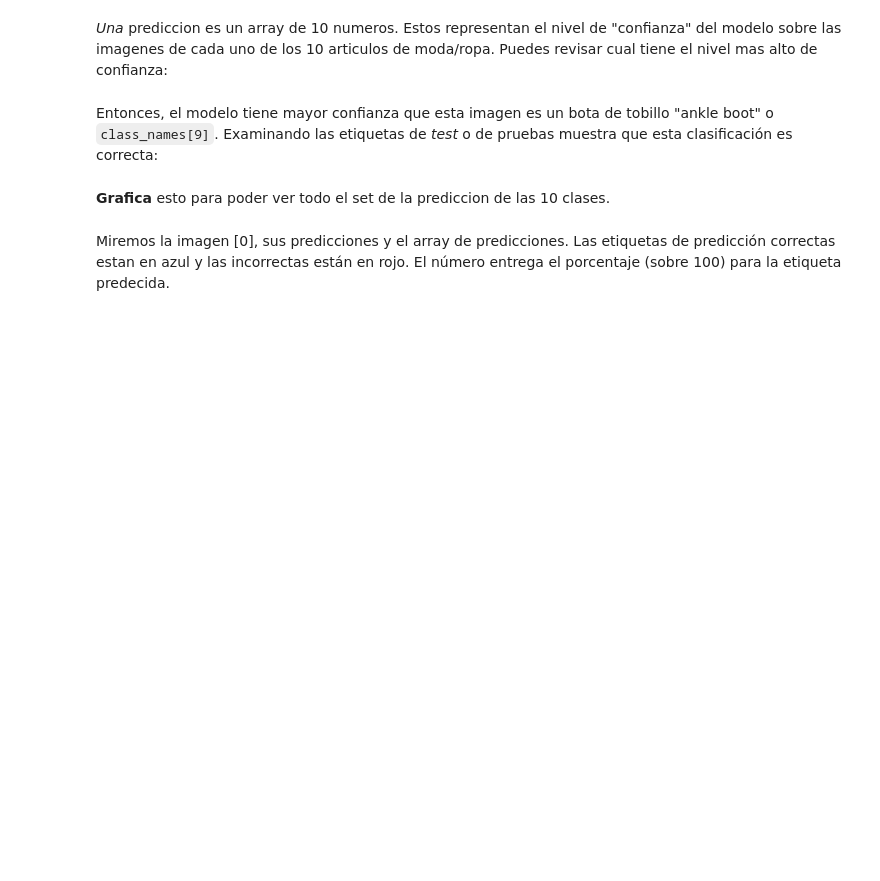
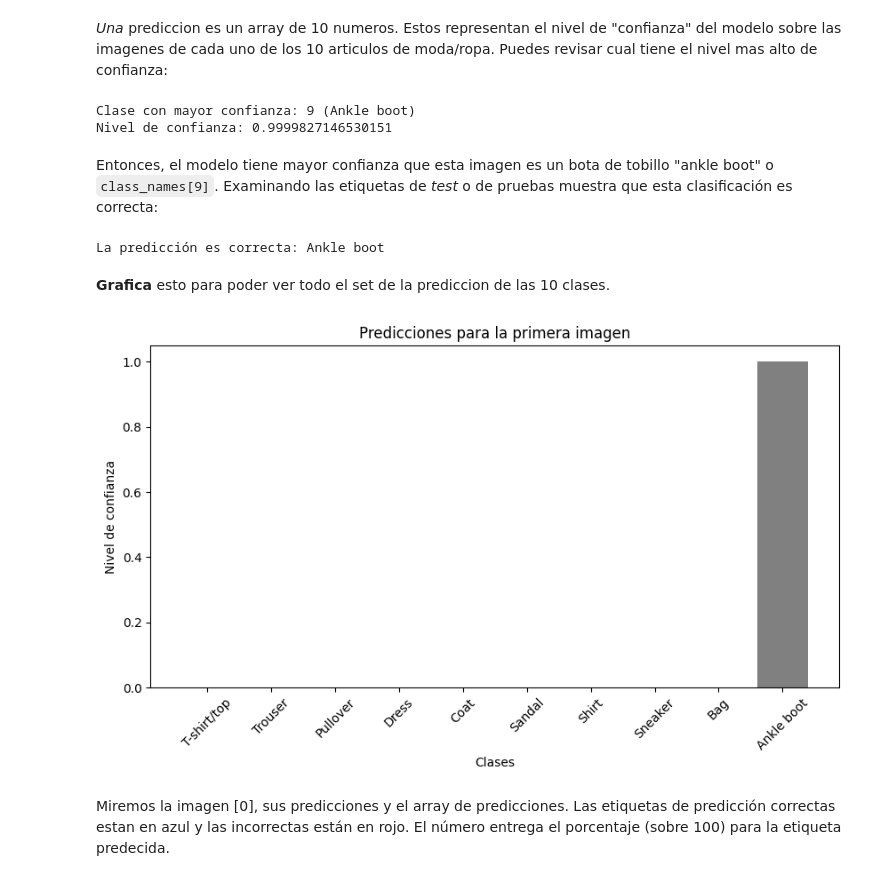
Before and after one commit to NaiSaratxaga/2503_dsft_thebridge_naiara, a Jupyter notebook: 3-Machine_Learning/3-Deep_Learning/1-Intro Deep Learning/ejercicios/Deep Learning classification.ipynb, the cells around one changed output. Saved outputs shown, nothing was run; the diff lists cells and outputs as text; code cells hidden in the pictures; blank space fills up the shorter version.

```diff
--- a/3-Machine_Learning/3-Deep_Learning/1-Intro Deep Learning/ejercicios/Deep Learning classification.ipynb
+++ b/3-Machine_Learning/3-Deep_Learning/1-Intro Deep Learning/ejercicios/Deep Learning classification.ipynb
@@ -201,3 +208,6 @@ Como es un problema de clasificación multiclase, tendrás que usar `sparse_cate
 # %% [markdown]
 ## Entrenar el Modelo
 Empieza entrenándolo con 10 epochs. Prueba con más
+# %%
+# Entrenar el modelo
+history = model.fit(X_train, y_train, epochs=10, validation_data=(X_test, y_test))
@@ -203,0 +235,3 @@ Empieza entrenándolo con 10 epochs. Prueba con más
+# %%
+# Entrenar el modelo
+history = model.fit(X_train, y_train, epochs=20, validation_data=(X_test, y_test))
@@ -203,0 +256,3 @@ Empieza entrenándolo con 10 epochs. Prueba con más
+# %%
+# Entrenar el modelo
+history = model.fit(X_train, y_train, epochs=30, validation_data=(X_test, y_test))
@@ -208,3 +289,10 @@ Prueba el rendimiento del modelo con los datos de test
 ## Hacer predicciones
 
 Con el modelo entrenado puedes usarlo para hacer predicciones sobre imagenes.
+# %%
+# Hacer predicciones sobre el conjunto de test
+predictions = model.predict(X_test)
+
+# Mostrar la predicción para la primera imagen
+print(f"Predicción para la primera imagen: {predictions[0]}")
+print(f"Clase predicha: {np.argmax(predictions[0])} ({class_names[np.argmax(predictions[0])]})")
@@ -213,8 +318,38 @@ El modelo ha predecido la etiqueta para cada imagen en el set de datos de *test*
 # %% [markdown]
 *Una* prediccion es un array de 10 numeros. Estos representan el nivel de "confianza" del modelo sobre las imagenes de cada uno de los 10 articulos de moda/ropa. Puedes revisar cual tiene el nivel mas alto de confianza:
+# %%
+# Obtener la predicción con el nivel más alto de confianza para la primera imagen
+prediccion_maxima = np.argmax(predictions[0])
+print(f"Clase con mayor confianza: {prediccion_maxima} ({class_names[prediccion_maxima]})")
+print(f"Nivel de confianza: {predictions[0][prediccion_maxima]}")
+# %% [output]
+Clase con mayor confianza: 9 (Ankle boot)
+Nivel de confianza: 0.9999827146530151
 # %% [markdown]
 Entonces, el modelo tiene mayor confianza que esta imagen es un bota de tobillo "ankle boot" o `class_names[9]`. Examinando las etiquetas de *test* o de pruebas muestra que esta clasificación es correcta:
+# %%
+# Verificar si la predicción del modelo para la primera imagen es correcta
+predicted_label = np.argmax(predictions[0])
+actual_label = y_test[0]
+
+if predicted_label == actual_label:
+    print(f"La predicción es correcta: {class_names[predicted_label]}")
+else:
+    print(f"La predicción es incorrecta. Predicho: {class_names[predicted_label]}, Real: {class_names[actual_label]}")
+# %% [output]
+La predicción es correcta: Ankle boot
 # %% [markdown]
 **Grafica** esto para poder ver todo el set de la prediccion de las 10 clases.
+# %%
+# Graficar las predicciones para la primera imagen
+plt.figure(figsize=(10, 5))
+plt.bar(range(10), predictions[0], color='gray')
+plt.xticks(range(10), class_names, rotation=45)
+plt.ylabel("Nivel de confianza")
+plt.xlabel("Clases")
+plt.title("Predicciones para la primera imagen")
+plt.show()
+# %% [output]
+[figure, added]
 # %% [markdown]
 Miremos la imagen [0], sus predicciones y el array de predicciones. Las etiquetas de predicción correctas estan en azul y las incorrectas están en rojo. El número entrega el porcentaje (sobre 100) para la etiqueta predecida.
```
Also changed, not shown: parts of 14 cells of this notebook.
